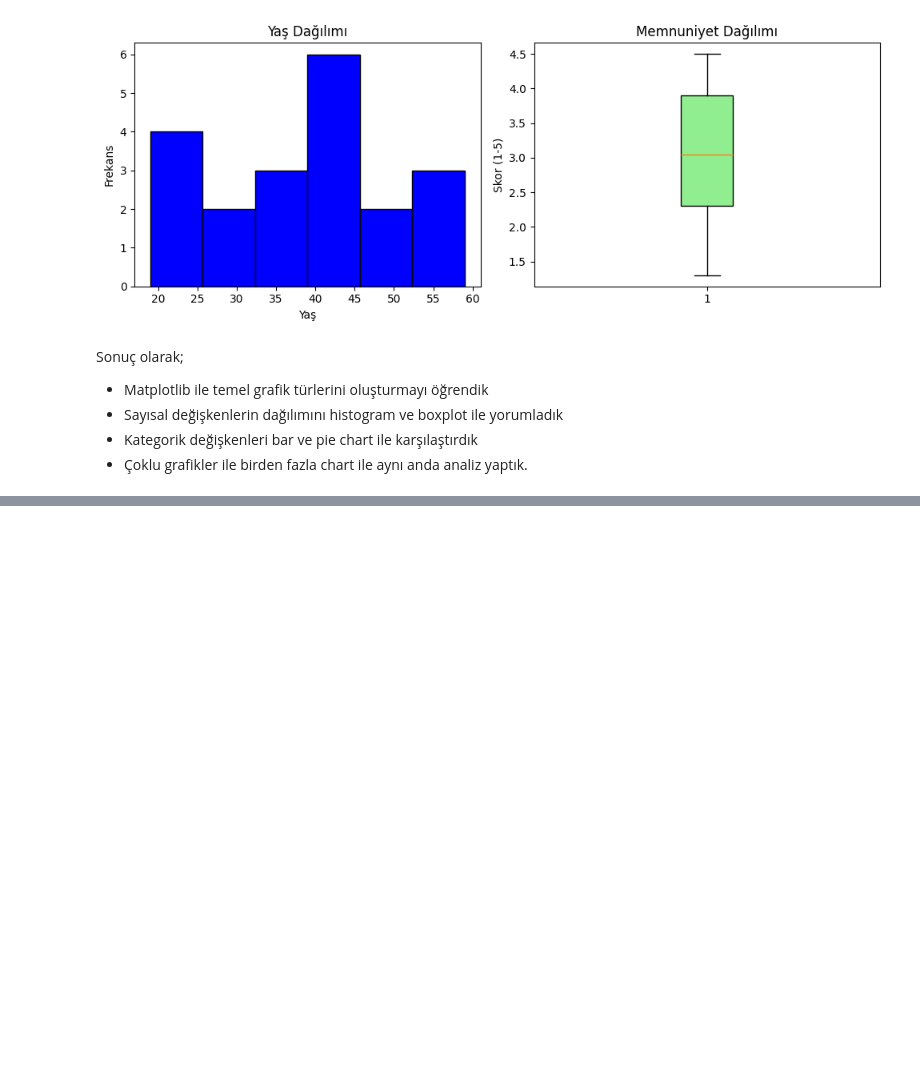
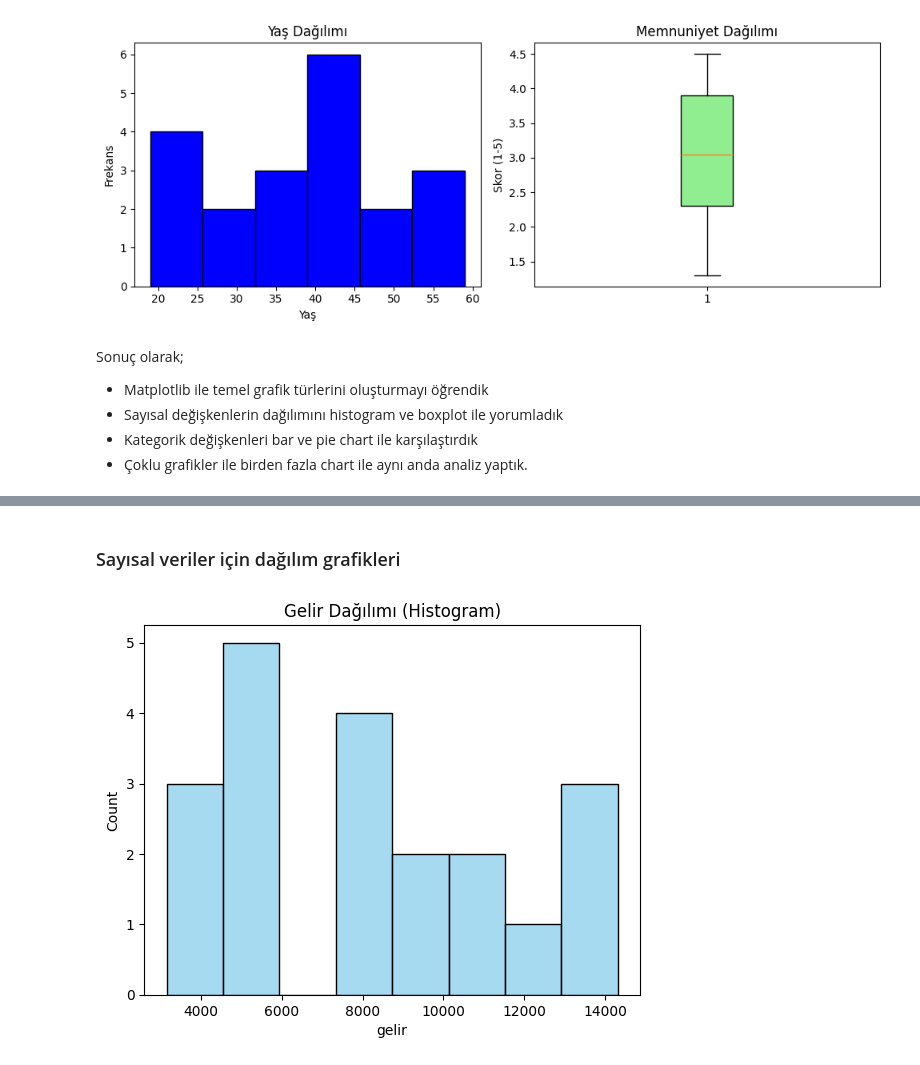
Before and after one commit to ArsenLupen53/GYZU-BTK-codespace, a Jupyter notebook: veri_seti_inceleme/veri_seti_ilk_islemler_gorsellestirme.ipynb, the cells around one changed output, grey strips where cells are left out. Cells and saved outputs as stored; diff of their text form; code cells hidden in the pictures; blank space fills up the shorter version.

```diff
--- a/veri_seti_inceleme/veri_seti_ilk_islemler_gorsellestirme.ipynb
+++ b/veri_seti_inceleme/veri_seti_ilk_islemler_gorsellestirme.ipynb
@@ -437,0 +446,2 @@ Sonuç olarak;
+# %% [markdown]
+### Sayısal veriler için dağılım grafikleri
@@ -437,0 +450,7 @@ Sonuç olarak;
+# %%
+#histogram
+sns.histplot(data =veri, x="gelir",bins=8,kde=False,color="skyblue")
+plt.title("Gelir Dağılımı (Histogram)")
+plt.show()
+# %% [output]
+[figure, added]
```
Also changed, not shown: parts of 11 cells of this notebook.
